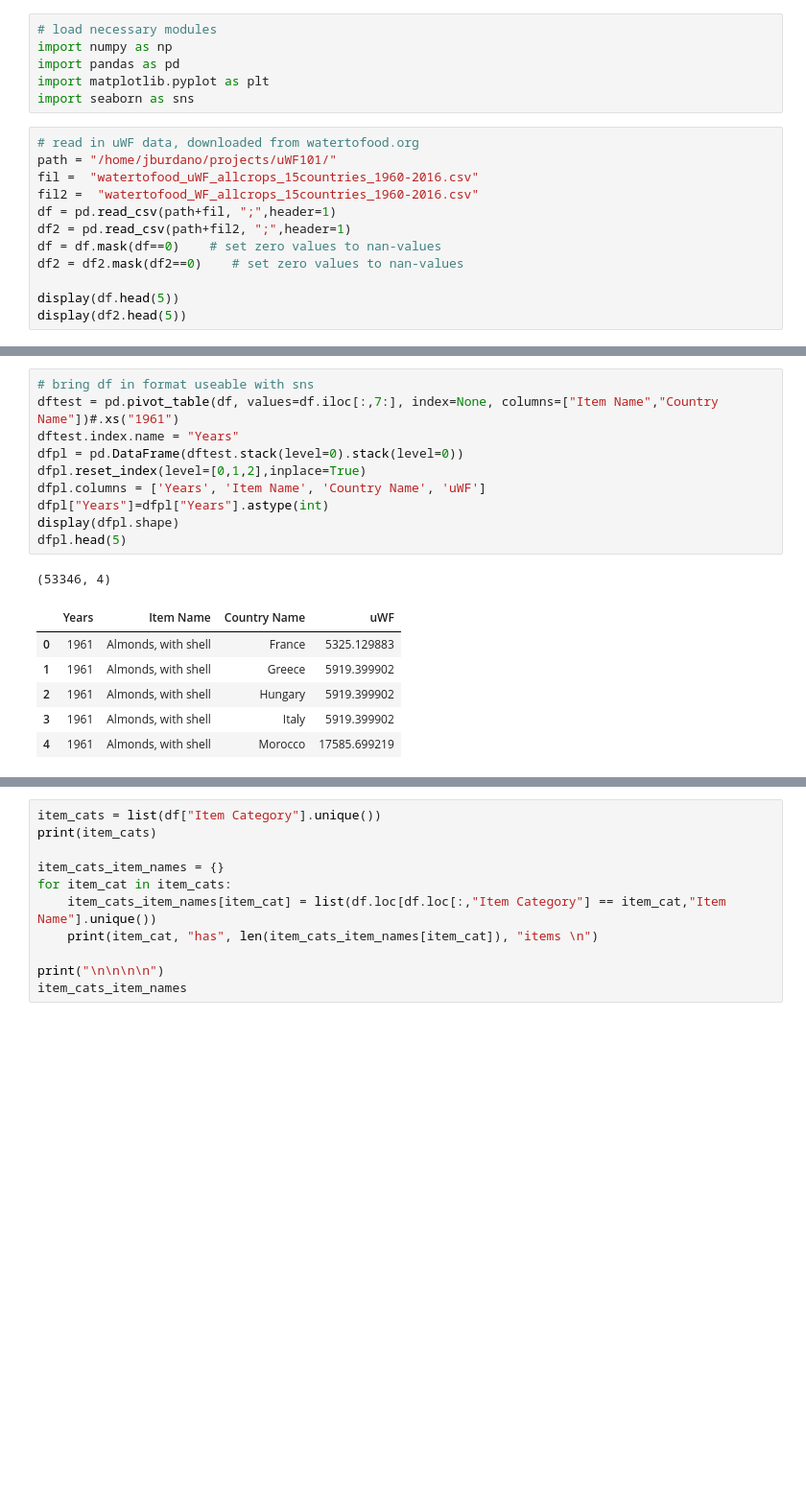
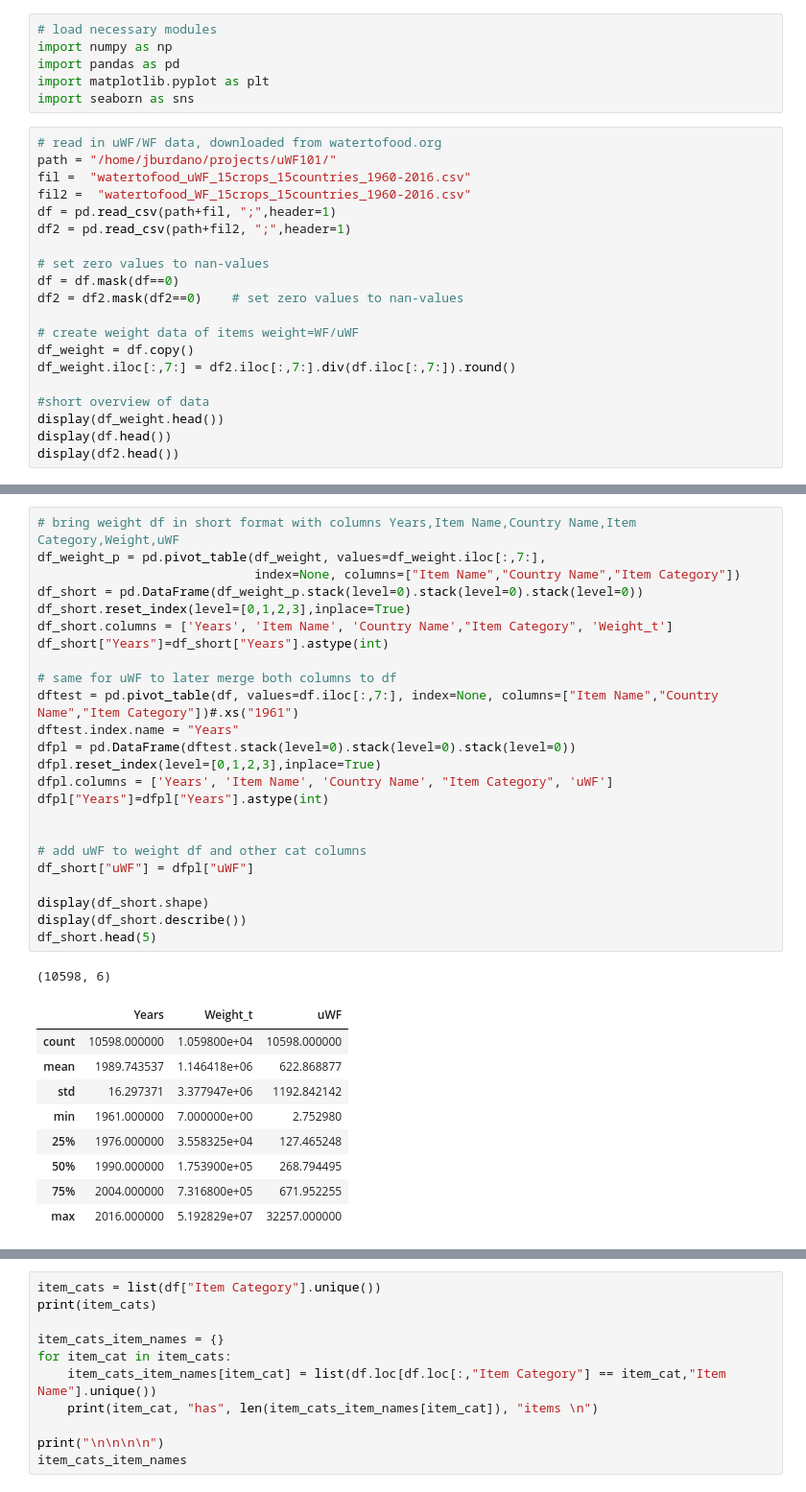
Before and after one commit to jburdano/uWF101, a Jupyter notebook: stat_joerg_allcrops.ipynb, the cells around one changed output, grey strips where cells are left out. Shown at 96% size. Saved outputs shown, nothing was run; the diff lists cells and outputs as text; blank space fills up the shorter version.

```diff
--- a/stat_joerg_allcrops.ipynb
+++ b/stat_joerg_allcrops.ipynb
@@ -5,16 +12,24 @@ import pandas as pd
 import matplotlib.pyplot as plt
 import seaborn as sns
 # %%
-# read in uWF data, downloaded from watertofood.org
+# read in uWF/WF data, downloaded from watertofood.org
 path = "/home/jburdano/projects/uWF101/"
-fil =  "watertofood_uWF_allcrops_15countries_1960-2016.csv"
-fil2 =  "watertofood_WF_allcrops_15countries_1960-2016.csv"
+fil =  "watertofood_uWF_15crops_15countries_1960-2016.csv"
+fil2 =  "watertofood_WF_15crops_15countries_1960-2016.csv"
 df = pd.read_csv(path+fil, ";",header=1)
 df2 = pd.read_csv(path+fil2, ";",header=1)
-df = df.mask(df==0)    # set zero values to nan-values
+
+# set zero values to nan-values
+df = df.mask(df==0)
 df2 = df2.mask(df2==0)    # set zero values to nan-values
 
-display(df.head(5))
-display(df2.head(5))
+# create weight data of items weight=WF/uWF
+df_weight = df.copy()
+df_weight.iloc[:,7:] = df2.iloc[:,7:].div(df.iloc[:,7:]).round()
+
+#short overview of data
+display(df_weight.head())
+display(df.head())
+display(df2.head())
 # %% [output]
 |  | Country Name | Country FAO Code | Country ISO2 | Item Name | Item FAO Code | Item Category | ... |
@@ -73,18 +56,35 @@ df_weight_s.head(5)
 # %%
-# bring df in format useable with sns
-dftest = pd.pivot_table(df, values=df.iloc[:,7:], index=None, columns=["Item Name","Country Name"])#.xs("1961")
+# bring weight df in short format with columns Years,Item Name,Country Name,Item Category,Weight,uWF
+df_weight_p = pd.pivot_table(df_weight, values=df_weight.iloc[:,7:],
+                             index=None, columns=["Item Name","Country Name","Item Category"])
+df_short = pd.DataFrame(df_weight_p.stack(level=0).stack(level=0).stack(level=0))
+df_short.reset_index(level=[0,1,2,3],inplace=True)
+df_short.columns = ['Years', 'Item Name', 'Country Name',"Item Category", 'Weight_t']
+df_short["Years"]=df_short["Years"].astype(int)
+
+# same for uWF to later merge both columns to df
+dftest = pd.pivot_table(df, values=df.iloc[:,7:], index=None, columns=["Item Name","Country Name","Item Category"])#.xs("1961")
 dftest.index.name = "Years"
-dfpl = pd.DataFrame(dftest.stack(level=0).stack(level=0))
-dfpl.reset_index(level=[0,1,2],inplace=True)
-dfpl.columns = ['Years', 'Item Name', 'Country Name', 'uWF']
+dfpl = pd.DataFrame(dftest.stack(level=0).stack(level=0).stack(level=0))
+dfpl.reset_index(level=[0,1,2,3],inplace=True)
+dfpl.columns = ['Years', 'Item Name', 'Country Name', "Item Category", 'uWF']
 dfpl["Years"]=dfpl["Years"].astype(int)
-display(dfpl.shape)
-dfpl.head(5)
+
+
+# add uWF to weight df and other cat columns
+df_short["uWF"] = dfpl["uWF"]
+
+display(df_short.shape)
+display(df_short.describe())
+df_short.head(5)
 # %% [output]
-(53346, 4)
+(10598, 6)
-|  | Years | Item Name | Country Name | uWF |
-| 0 | 1961 | Almonds, with shell | France | 5325.129883 |
-| 1 | 1961 | Almonds, with shell | Greece | 5919.399902 |
-| 2 | 1961 | Almonds, with shell | Hungary | 5919.399902 |
-| 3 | 1961 | Almonds, with shell | Italy | 5919.399902 |
-| 4 | 1961 | Almonds, with shell | Morocco | 17585.699219 |
+|  | Years | Weight_t | uWF |
+| count | 10598.000000 | 1.059800e+04 | 10598.000000 |
+| mean | 1989.743537 | 1.146418e+06 | 622.868877 |
+| std | 16.297371 | 3.377947e+06 | 1192.842142 |
+| min | 1961.000000 | 7.000000e+00 | 2.752980 |
+| 25% | 1976.000000 | 3.558325e+04 | 127.465248 |
+| 50% | 1990.000000 | 1.753900e+05 | 268.794495 |
+| 75% | 2004.000000 | 7.316800e+05 | 671.952255 |
+| max | 2016.000000 | 5.192829e+07 | 32257.000000 |
```
Also changed, not shown: parts of 29 cells of this notebook.
